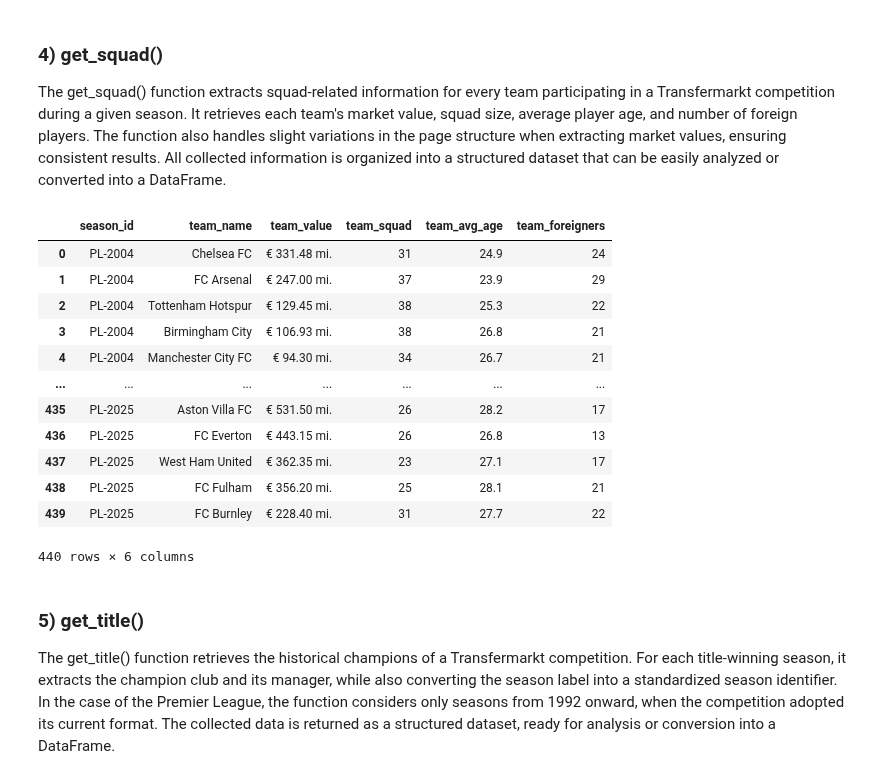
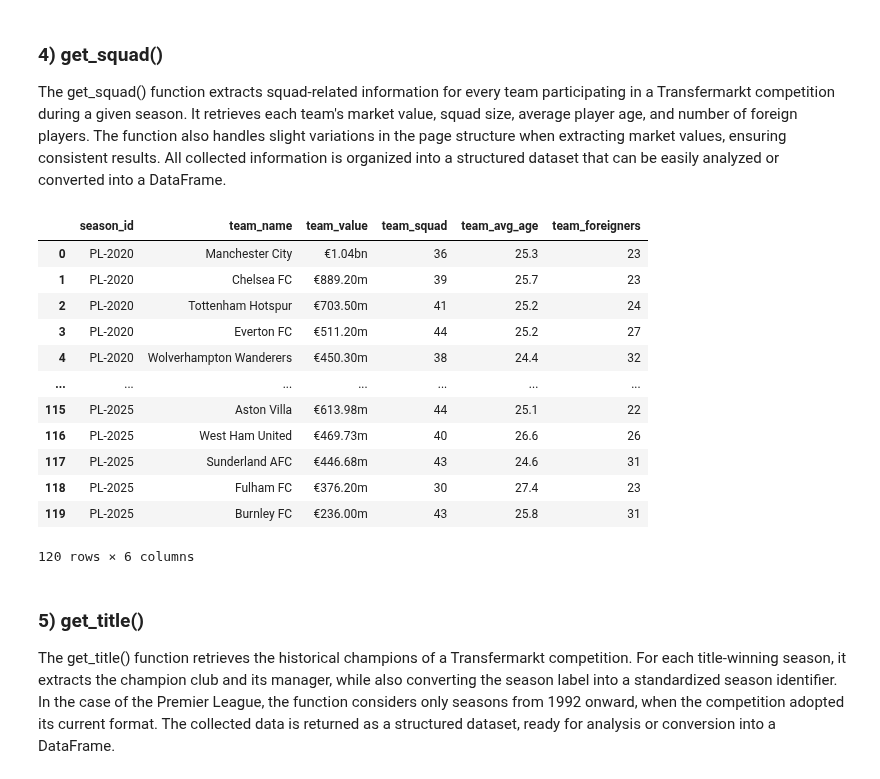
Before and after one commit to DaviGriebler/transfermarkt_scraping, a Jupyter notebook: testing scripts/scraping_examples.ipynb, the cells around one changed output. Cells and saved outputs as stored; diff of their text form; code cells hidden in the pictures.

```diff
--- a/testing scripts/scraping_examples.ipynb
+++ b/testing scripts/scraping_examples.ipynb
@@ -214,19 +214,16 @@ def get_match(headers, league, n_season, n_round):
     return all_rounds
 # %%
 premier_matches = []
-head = []
 
 for season in range(2000,2002):
     if season > 1994: season_round = 38
     else: season_round = 42
 
     for round in range(1,season_round+1):
-        temp = get_match(headers,'premier-league',season,round)
-        premier_matches += temp[1:]
-        head = temp[0]
-premier_matches.insert(0,head)
+        matches_data = get_match(headers,'premier-league',season,round)
+        premier_matches.extend(matches_data[1:])
 
-df_premier_matches = pd.DataFrame(premier_matches[1:], columns=premier_matches[0])
+df_premier_matches = pd.DataFrame(premier_matches, columns=matches_data[0])
 display(df_premier_matches)
 # %% [output]
 |  | season_id | round_id | match_id | home_team | final_score | away_team | date | referee | attendance |
@@ -250,7 +247,7 @@ The get_placements() function retrieves the league standings for a specific roun
 def get_placements(headers, league, n_season, n_round):
     round_classification = []
 
-    url = f'https://www.transfermarkt.com.br/{league}/spieltagtabelle/wettbewerb/GB1/saison_id/{n_season}/spieltag/{n_round}'
+    url = f'https://www.transfermarkt.com/{league}/spieltagtabelle/wettbewerb/GB1/saison_id/{n_season}/spieltag/{n_round}'
     response = requests.get(url,headers=headers)
     soup = BeautifulSoup(response.content,'lxml')
 
@@ -284,19 +281,16 @@ def get_placements(headers, league, n_season, n_round):
     return round_classification
 # %%
 premier_placements = []
-head = []
 
-for season in range(2000,2002):
+for season in range(2024,2025):
     if season > 1994: season_round = 38
     else: season_round = 42
 
     for round in range(1,season_round+1):
-        temp = get_placements(headers,'premier-league',season,round)
-        premier_placements += temp[1:]
-        head = temp[0]
-premier_placements.insert(0,head)
+        placements_data = get_placements(headers,'premier-league', season, round)
+        premier_placements.extend(placements_data[1:])
 
-df_premier_placements = pd.DataFrame(premier_placements[1:], columns=premier_placements[0])
+df_premier_placements = pd.DataFrame(premier_placements, columns=placements_data[0])
 display(df_premier_placements)
 # %% [output]
 |  | season_id | round_id | placement | team_name | matches | wins | draws | losses | goals | goal_dif | ... |
@@ -320,7 +314,7 @@ The get_squad() function extracts squad-related information for every team parti
 def get_squad(headers, league, n_season):
     value = []
 
-    url = f'https://www.transfermarkt.com.br/{league}/startseite/wettbewerb/GB1/plus/?saison_id={n_season}'
+    url = f'https://www.transfermarkt.com/{league}/startseite/wettbewerb/GB1/plus/?saison_id={n_season}'
     response = requests.get(url, headers=headers)
     soup = BeautifulSoup(response.content, "lxml")
 
@@ -357,31 +351,28 @@ def get_squad(headers, league, n_season):
     return value
 # %%
 premier_squad = []
-head = []
 
 # transfermarkt only contains values for team_value from 2004
-for season in range(2004,2026):
-    temp = get_squad(headers,'premier-league',season)
-    premier_squad += temp[1:]
-    head = temp[0]
-premier_squad.insert(0,head)
+for season in range(2020,2026):
+    squad_data = get_squad(headers,'premier-league',season)
+    premier_squad.extend(squad_data[1:])
 
-df_premier_squad = pd.DataFrame(premier_squad[1:], columns=premier_squad[0])
+df_premier_squad = pd.DataFrame(premier_squad, columns=squad_data[0])
 display(df_premier_squad)
 # %% [output]
 |  | season_id | team_name | team_value | team_squad | team_avg_age | team_foreigners |
-| 0 | PL-2004 | Chelsea FC | € 331.48 mi. | 31 | 24.9 | 24 |
-| 1 | PL-2004 | FC Arsenal | € 247.00 mi. | 37 | 23.9 | 29 |
-| 2 | PL-2004 | Tottenham Hotspur | € 129.45 mi. | 38 | 25.3 | 22 |
-| 3 | PL-2004 | Birmingham City | € 106.93 mi. | 38 | 26.8 | 21 |
-| 4 | PL-2004 | Manchester City FC | € 94.30 mi. | 34 | 26.7 | 21 |
+| 0 | PL-2020 | Manchester City | €1.04bn | 36 | 25.3 | 23 |
+| 1 | PL-2020 | Chelsea FC | €889.20m | 39 | 25.7 | 23 |
+| 2 | PL-2020 | Tottenham Hotspur | €703.50m | 41 | 25.2 | 24 |
+| 3 | PL-2020 | Everton FC | €511.20m | 44 | 25.2 | 27 |
+| 4 | PL-2020 | Wolverhampton Wanderers | €450.30m | 38 | 24.4 | 32 |
 | ... | ... | ... | ... | ... | ... | ... |
-| 435 | PL-2025 | Aston Villa FC | € 531.50 mi. | 26 | 28.2 | 17 |
-| 436 | PL-2025 | FC Everton | € 443.15 mi. | 26 | 26.8 | 13 |
-| 437 | PL-2025 | West Ham United | € 362.35 mi. | 23 | 27.1 | 17 |
-| 438 | PL-2025 | FC Fulham | € 356.20 mi. | 25 | 28.1 | 21 |
-| 439 | PL-2025 | FC Burnley | € 228.40 mi. | 31 | 27.7 | 22 |
+| 115 | PL-2025 | Aston Villa | €613.98m | 44 | 25.1 | 22 |
+| 116 | PL-2025 | West Ham United | €469.73m | 40 | 26.6 | 26 |
+| 117 | PL-2025 | Sunderland AFC | €446.68m | 43 | 24.6 | 31 |
+| 118 | PL-2025 | Fulham FC | €376.20m | 30 | 27.4 | 23 |
+| 119 | PL-2025 | Burnley FC | €236.00m | 43 | 25.8 | 31 |
-440 rows × 6 columns
+120 rows × 6 columns
 # %% [markdown]
 ### 5) get_title()
 
```
Also changed, not shown: parts of 9 cells of this notebook, 2 other files.
